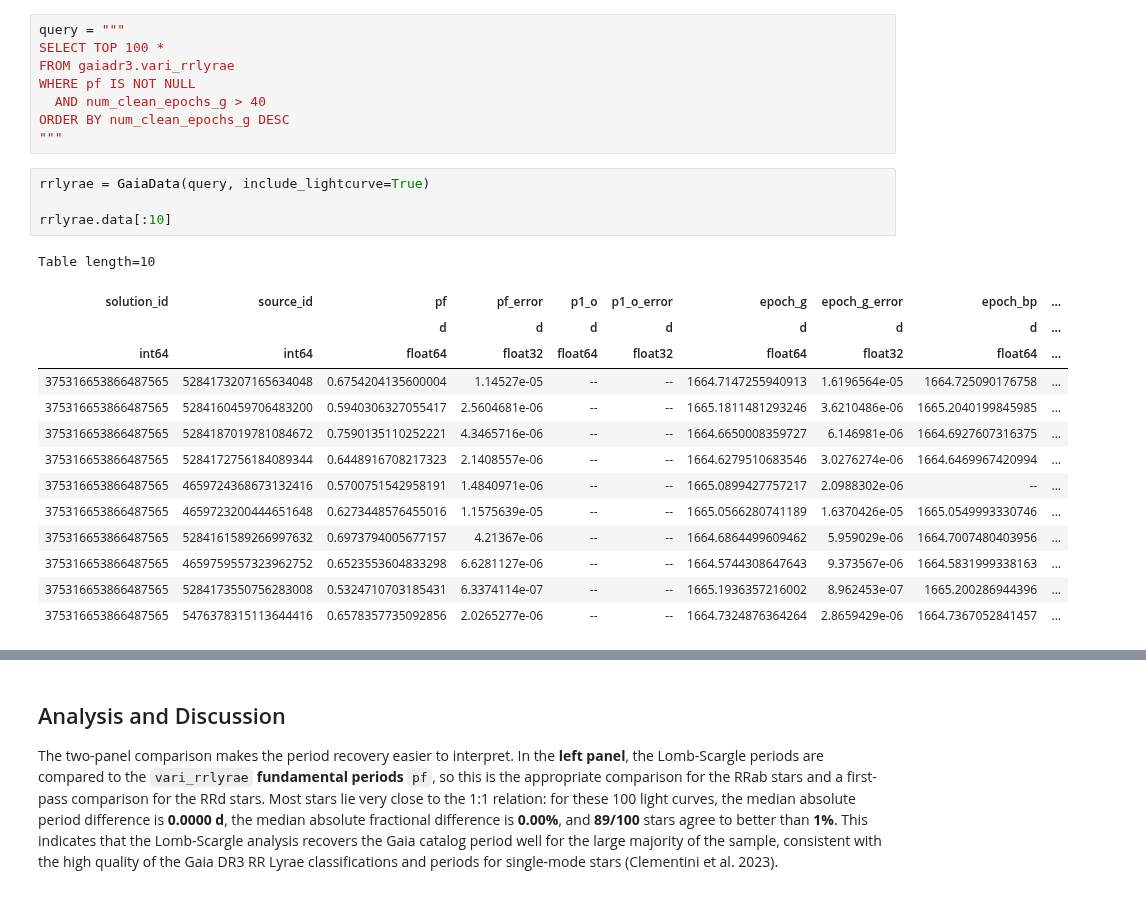
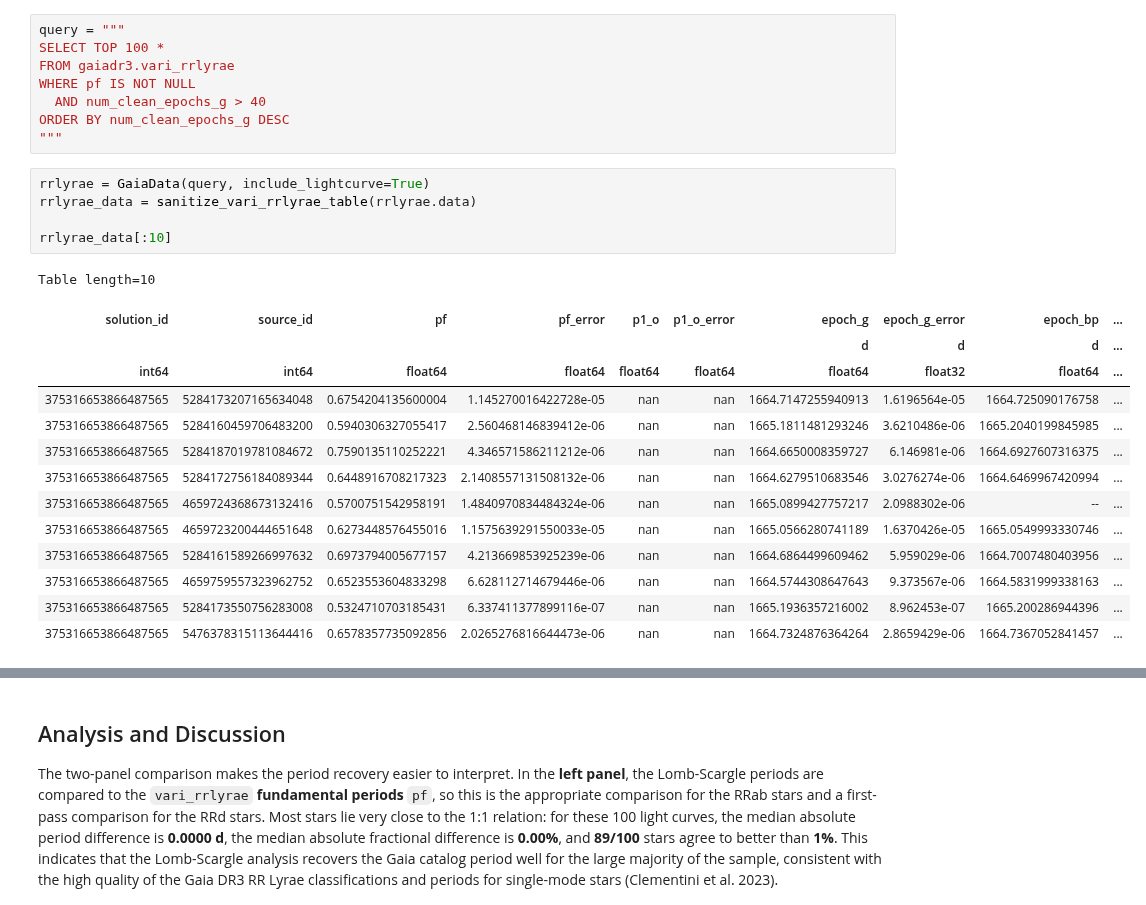
Before and after one commit to raw-asparagus/ay-128, a Jupyter notebook: labs/01/01-01.ipynb, the cells around one changed output, grey strips where cells are left out. Drawn from its saved outputs; the diff is of its cells as text.

```diff
--- a/labs/01/01-01.ipynb
+++ b/labs/01/01-01.ipynb
@@ -36,21 +37,22 @@ ORDER BY num_clean_epochs_g DESC
 """
 # %%
 rrlyrae = GaiaData(query, include_lightcurve=True)
+rrlyrae_data = sanitize_vari_rrlyrae_table(rrlyrae.data)
 
-rrlyrae.data[:10]
+rrlyrae_data[:10]
 # %% [output]
 Table length=10
 | solution_id | source_id | pf | pf_error | p1_o | p1_o_error | epoch_g | epoch_g_error | epoch_bp | ... |
-|  |  | d | d | d | d | d | d | d | ... |
-| int64 | int64 | float64 | float32 | float64 | float32 | float64 | float32 | float64 | ... |
-| 375316653866487565 | 5284173207165634048 | 0.6754204135600004 | 1.14527e-05 | -- | -- | 1664.7147255940913 | 1.6196564e-05 | 1664.725090176758 | ... |
-| 375316653866487565 | 5284160459706483200 | 0.5940306327055417 | 2.5604681e-06 | -- | -- | 1665.1811481293246 | 3.6210486e-06 | 1665.2040199845985 | ... |
-| 375316653866487565 | 5284187019781084672 | 0.7590135110252221 | 4.3465716e-06 | -- | -- | 1664.6650008359727 | 6.146981e-06 | 1664.6927607316375 | ... |
-| 375316653866487565 | 5284172756184089344 | 0.6448916708217323 | 2.1408557e-06 | -- | -- | 1664.6279510683546 | 3.0276274e-06 | 1664.6469967420994 | ... |
-| 375316653866487565 | 4659724368673132416 | 0.5700751542958191 | 1.4840971e-06 | -- | -- | 1665.0899427757217 | 2.0988302e-06 | -- | ... |
-| 375316653866487565 | 4659723200444651648 | 0.6273448576455016 | 1.1575639e-05 | -- | -- | 1665.0566280741189 | 1.6370426e-05 | 1665.0549993330746 | ... |
-| 375316653866487565 | 5284161589266997632 | 0.6973794005677157 | 4.21367e-06 | -- | -- | 1664.6864499609462 | 5.959029e-06 | 1664.7007480403956 | ... |
-| 375316653866487565 | 4659759557323962752 | 0.6523553604833298 | 6.6281127e-06 | -- | -- | 1664.5744308647643 | 9.373567e-06 | 1664.5831999338163 | ... |
-| 375316653866487565 | 5284173550756283008 | 0.5324710703185431 | 6.3374114e-07 | -- | -- | 1665.1936357216002 | 8.962453e-07 | 1665.200286944396 | ... |
-| 375316653866487565 | 5476378315113644416 | 0.6578357735092856 | 2.0265277e-06 | -- | -- | 1664.7324876364264 | 2.8659429e-06 | 1664.7367052841457 | ... |
+|  |  |  |  |  |  | d | d | d | ... |
+| int64 | int64 | float64 | float64 | float64 | float64 | float64 | float32 | float64 | ... |
+| 375316653866487565 | 5284173207165634048 | 0.6754204135600004 | 1.145270016422728e-05 | nan | nan | 1664.7147255940913 | 1.6196564e-05 | 1664.725090176758 | ... |
+| 375316653866487565 | 5284160459706483200 | 0.5940306327055417 | 2.560468146839412e-06 | nan | nan | 1665.1811481293246 | 3.6210486e-06 | 1665.2040199845985 | ... |
+| 375316653866487565 | 5284187019781084672 | 0.7590135110252221 | 4.346571586211212e-06 | nan | nan | 1664.6650008359727 | 6.146981e-06 | 1664.6927607316375 | ... |
+| 375316653866487565 | 5284172756184089344 | 0.6448916708217323 | 2.1408557131508132e-06 | nan | nan | 1664.6279510683546 | 3.0276274e-06 | 1664.6469967420994 | ... |
+| 375316653866487565 | 4659724368673132416 | 0.5700751542958191 | 1.4840970834484324e-06 | nan | nan | 1665.0899427757217 | 2.0988302e-06 | -- | ... |
+| 375316653866487565 | 4659723200444651648 | 0.6273448576455016 | 1.1575639291550033e-05 | nan | nan | 1665.0566280741189 | 1.6370426e-05 | 1665.0549993330746 | ... |
+| 375316653866487565 | 5284161589266997632 | 0.6973794005677157 | 4.213669853925239e-06 | nan | nan | 1664.6864499609462 | 5.959029e-06 | 1664.7007480403956 | ... |
+| 375316653866487565 | 4659759557323962752 | 0.6523553604833298 | 6.628112714679446e-06 | nan | nan | 1664.5744308647643 | 9.373567e-06 | 1664.5831999338163 | ... |
+| 375316653866487565 | 5284173550756283008 | 0.5324710703185431 | 6.337411377899116e-07 | nan | nan | 1665.1936357216002 | 8.962453e-07 | 1665.200286944396 | ... |
+| 375316653866487565 | 5476378315113644416 | 0.6578357735092856 | 2.0265276816644473e-06 | nan | nan | 1664.7324876364264 | 2.8659429e-06 | 1664.7367052841457 | ... |
 # %%
```
Also changed, not shown: parts of 13 cells of this notebook, 22 other files.
